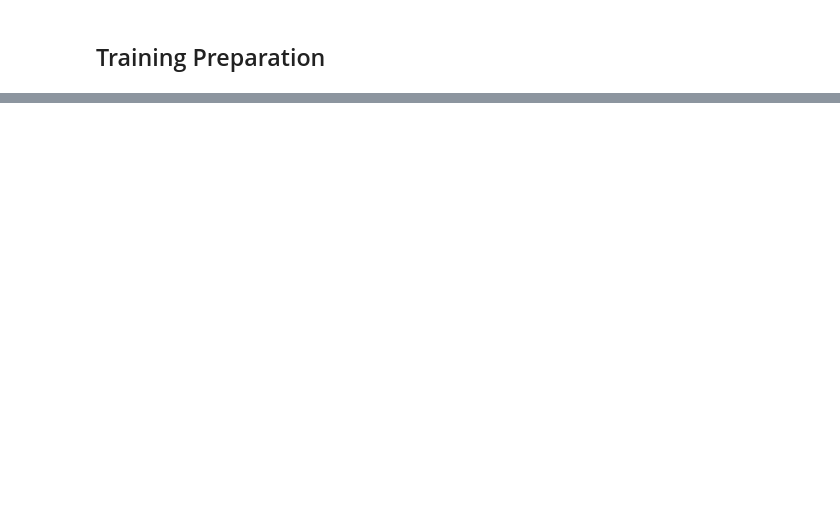
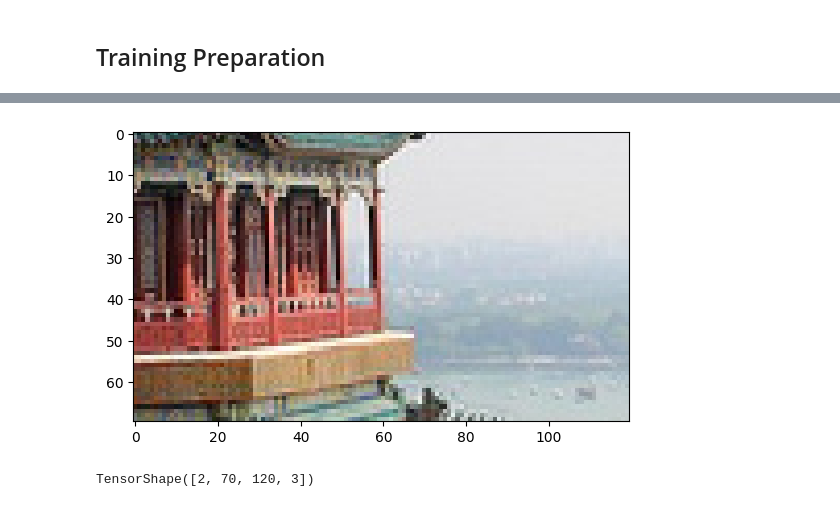
Before and after one commit to Pawcharz/face-recognition-fameous48, a Jupyter notebook: notebook_keras.ipynb, the cells around one changed output, grey strips where cells are left out. Saved outputs shown, nothing was run; the diff lists cells and outputs as text; code cells hidden in the pictures; blank space fills up the shorter version.

```diff
--- a/notebook_keras.ipynb
+++ b/notebook_keras.ipynb
@@ -265,0 +261,15 @@ print(history.history['val_accuracy'][length-1])
+# %%
+from sklearn.datasets import load_sample_images
+
+images = load_sample_images()["images"]
+images = tf.keras.layers.CenterCrop(height=70, width=120)(images)
+images = tf.keras.layers.Rescaling(scale=1 / 255)(images)
+
+plt.imshow(images[0])
+plt.show()
+# %% [output]
+[figure, added]
+# %%
+images.shape
+# %% [output]
+TensorShape([2, 70, 120, 3])
```
Also changed, not shown: parts of 12 cells of this notebook, 1 other file.
